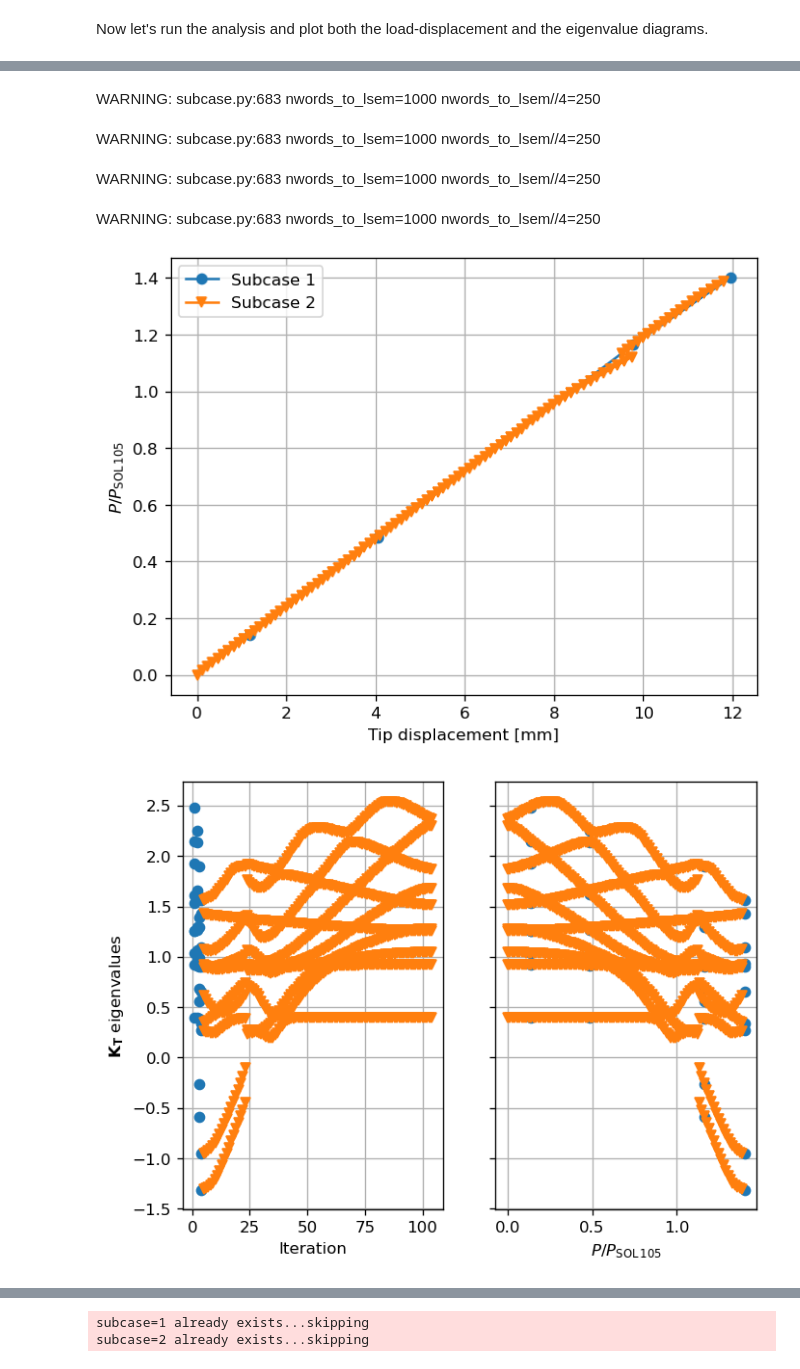
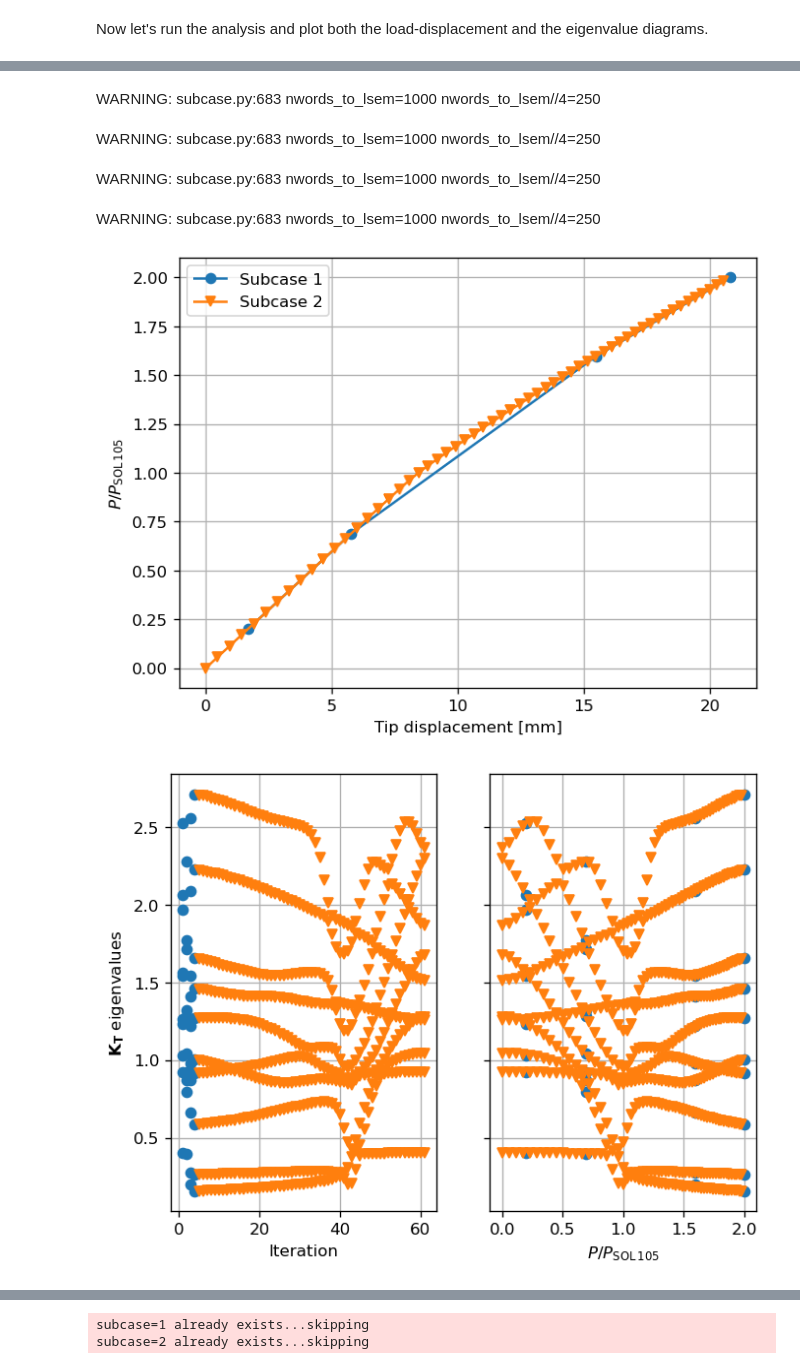
Before and after one commit to fmamitrotta/nonlinear-structural-stability-notebooks, a Jupyter notebook: notebooks/14_Investigation_of_the_Equilibrium_Paths_of_the_Unreinforced_Box_Beam.ipynb, the cells around one changed output, grey strips where cells are left out. Cells and saved outputs as stored; diff of their text form; code cells hidden in the pictures.

Commit message:
Fixed some issues caused by the change of the method used to generate the mesh

```diff
--- a/notebooks/14_Investigation_of_the_Equilibrium_Paths_of_the_Unreinforced_Box_Beam.ipynb
+++ b/notebooks/14_Investigation_of_the_Equilibrium_Paths_of_the_Unreinforced_Box_Beam.ipynb
@@ -422,17 +436,17 @@ Let's try to unload the structure with the load-controlled Newton method to veri
 # %%
-# Activate Newton method
-del box_beam_bdf.nlpcis[2]  # remove NLPCI card
+# Modify convergence tolerance of first subcase
+box_beam_bdf.nlparms[1].eps_p = 1e-1
+box_beam_bdf.nlparms[1].eps_w = 1e-1
 
 # Run analysis
-input_name = f'path_existence_verification_{load_factor:.1f}Psol105_epsp1e-3_newton'.replace('.','_')
-sol_106_op2_1_4Psol105_epsp1em3_newton = pynastran_utils.run_tangent_stiffness_matrix_eigenvalue_calculation(bdf_object=box_beam_bdf.__deepcopy__({}),
-                                                                                                           method_set_id=zero_load_set_id+1, no_eigenvalues=no_eigenvalues,
-                                                                                                           analysis_directory_path=analysis_directory_path,
-                                                                                                           input_name=input_name, run_flag=False)
+input_name = f'path_existence_verification_{load_factor:.0f}Psol105_epsp1e-2'.replace('.','_')
+sol_106_op2_2Psol105_epsp1em1 = pynastran_utils.run_tangent_stiffness_matrix_eigenvalue_calculation(bdf_object=box_beam_bdf.__deepcopy__({}), method_set_id=zero_load_set_id + 1,
+                                                                                                     no_eigenvalues=no_eigenvalues, analysis_directory_path=analysis_directory_path,
+                                                                                                     input_name=input_name, run_flag=False)  # run analysis and read OP2 file
 
 # Plot results
-_, applied_loads_1_4Psol105_epsp1em3_newton, tip_displacements_1_4Psol105_epsp1em3_newton = pynastran_utils.read_load_displacement_history_from_op2(
-    op2_object=sol_106_op2_1_4Psol105_epsp1em3_newton, displacement_node_id=tip_master_node_id)
-plot_load_displacement_diagram(tip_displacements_1_4Psol105_epsp1em3_newton, applied_loads_1_4Psol105_epsp1em3_newton)
-plot_tangent_stiffness_matrix_eigenvalues(analysis_directory_path, input_name, applied_loads_1_4Psol105_epsp1em3_newton)
+_, applied_loads_2Psol105_epsp1em1, tip_displacements_2Psol105_epsp1em1 = pynastran_utils.read_load_displacement_history_from_op2(op2_object=sol_106_op2_2Psol105_epsp1em1,
+displacement_node_id=tip_master_node_id)  # find load and displacement history
+plot_load_displacement_diagram(tip_displacements_2Psol105_epsp1em1, applied_loads_2Psol105_epsp1em1)  # plot load-displacement diagram
+plot_tangent_stiffness_matrix_eigenvalues(analysis_directory_path, input_name, applied_loads_2Psol105_epsp1em1)  # plot eigenvalue diagram
 # %% [output]
@@ -441,6 +455,6 @@ Wall time: 78.0 s
 WARNING: subcase.py:683 nwords_to_lsem=1000 nwords_to_lsem//4=250
 WARNING: subcase.py:683 nwords_to_lsem=1000 nwords_to_lsem//4=250
 WARNING: subcase.py:683 nwords_to_lsem=1000 nwords_to_lsem//4=250
 WARNING: subcase.py:683 nwords_to_lsem=1000 nwords_to_lsem//4=250
-[figure, old version]
+[figure, new version]
-[figure, old version]
+[figure, new version]
```
Also changed, not shown: parts of 28 cells of this notebook, 28 other files.
